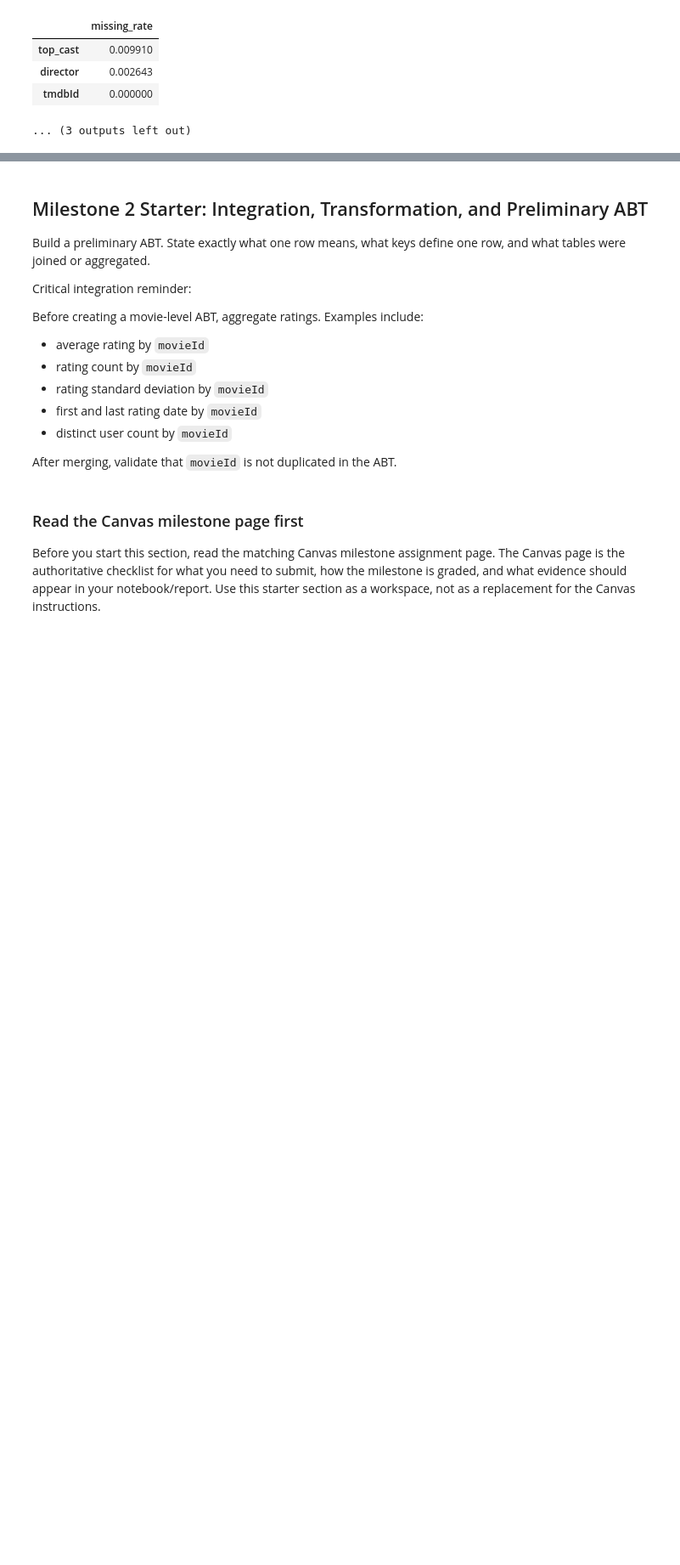
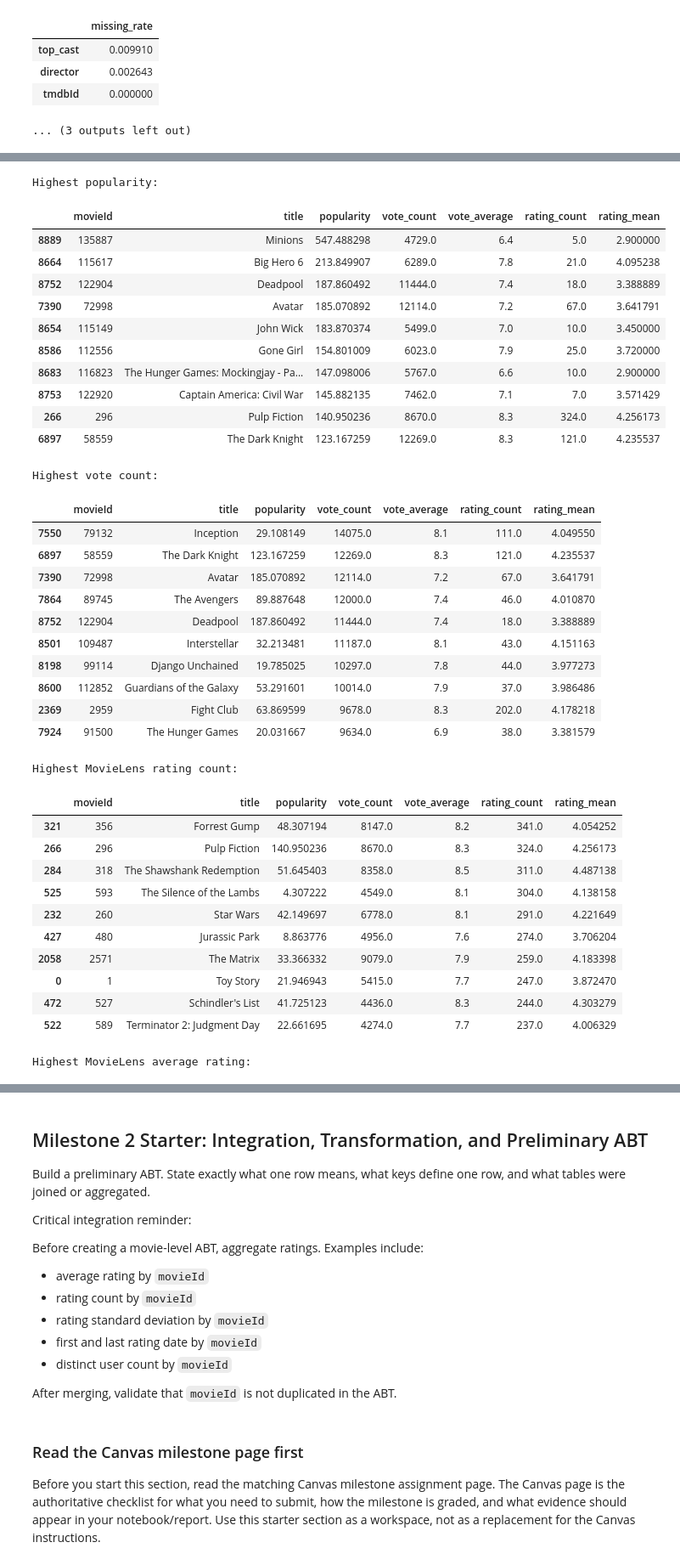
Before and after one commit to YaraAltarawneh/ban6003-Project-YaraAltarawneh, a Jupyter notebook: notebooks/movies_project_starter.ipynb, the cells around one changed output, grey strips where cells are left out. Shown at 85% size. Cells and saved outputs as stored; diff of their text form; code cells hidden in the pictures; blank space fills up the shorter version.

```diff
--- a/notebooks/movies_project_starter.ipynb
+++ b/notebooks/movies_project_starter.ipynb
@@ -349,0 +1031,68 @@ credits
+# %%
+# Inspect movies with the highest values for different candidate measures
+
+print("Highest popularity:")
+display(
+    attention_approval_profile
+    .sort_values("popularity", ascending=False)
+    .head(10)
+)
+
+print("\nHighest vote count:")
+display(
+    attention_approval_profile
+    .sort_values("vote_count", ascending=False)
+    .head(10)
+)
+
+print("\nHighest MovieLens rating count:")
+display(
+    attention_approval_profile
+    .sort_values("rating_count", ascending=False)
+    .head(10)
+)
+
+print("\nHighest MovieLens average rating:")
+display(
+    attention_approval_profile
+    .sort_values("rating_mean", ascending=False)
+    .head(10)
+)
+# %% [output]
+Highest popularity:
+|  | movieId | title | popularity | vote_count | vote_average | rating_count | rating_mean |
+| 8889 | 135887 | Minions | 547.488298 | 4729.0 | 6.4 | 5.0 | 2.900000 |
+| 8664 | 115617 | Big Hero 6 | 213.849907 | 6289.0 | 7.8 | 21.0 | 4.095238 |
+| 8752 | 122904 | Deadpool | 187.860492 | 11444.0 | 7.4 | 18.0 | 3.388889 |
+| 7390 | 72998 | Avatar | 185.070892 | 12114.0 | 7.2 | 67.0 | 3.641791 |
+| 8654 | 115149 | John Wick | 183.870374 | 5499.0 | 7.0 | 10.0 | 3.450000 |
+| 8586 | 112556 | Gone Girl | 154.801009 | 6023.0 | 7.9 | 25.0 | 3.720000 |
+| 8683 | 116823 | The Hunger Games: Mockingjay - Pa... | 147.098006 | 5767.0 | 6.6 | 10.0 | 2.900000 |
+| 8753 | 122920 | Captain America: Civil War | 145.882135 | 7462.0 | 7.1 | 7.0 | 3.571429 |
+| 266 | 296 | Pulp Fiction | 140.950236 | 8670.0 | 8.3 | 324.0 | 4.256173 |
+| 6897 | 58559 | The Dark Knight | 123.167259 | 12269.0 | 8.3 | 121.0 | 4.235537 |
+Highest vote count:
+|  | movieId | title | popularity | vote_count | vote_average | rating_count | rating_mean |
+| 7550 | 79132 | Inception | 29.108149 | 14075.0 | 8.1 | 111.0 | 4.049550 |
+| 6897 | 58559 | The Dark Knight | 123.167259 | 12269.0 | 8.3 | 121.0 | 4.235537 |
+| 7390 | 72998 | Avatar | 185.070892 | 12114.0 | 7.2 | 67.0 | 3.641791 |
+| 7864 | 89745 | The Avengers | 89.887648 | 12000.0 | 7.4 | 46.0 | 4.010870 |
+| 8752 | 122904 | Deadpool | 187.860492 | 11444.0 | 7.4 | 18.0 | 3.388889 |
+| 8501 | 109487 | Interstellar | 32.213481 | 11187.0 | 8.1 | 43.0 | 4.151163 |
+| 8198 | 99114 | Django Unchained | 19.785025 | 10297.0 | 7.8 | 44.0 | 3.977273 |
+| 8600 | 112852 | Guardians of the Galaxy | 53.291601 | 10014.0 | 7.9 | 37.0 | 3.986486 |
+| 2369 | 2959 | Fight Club | 63.869599 | 9678.0 | 8.3 | 202.0 | 4.178218 |
+| 7924 | 91500 | The Hunger Games | 20.031667 | 9634.0 | 6.9 | 38.0 | 3.381579 |
+Highest MovieLens rating count:
+|  | movieId | title | popularity | vote_count | vote_average | rating_count | rating_mean |
+| 321 | 356 | Forrest Gump | 48.307194 | 8147.0 | 8.2 | 341.0 | 4.054252 |
+| 266 | 296 | Pulp Fiction | 140.950236 | 8670.0 | 8.3 | 324.0 | 4.256173 |
+| 284 | 318 | The Shawshank Redemption | 51.645403 | 8358.0 | 8.5 | 311.0 | 4.487138 |
+| 525 | 593 | The Silence of the Lambs | 4.307222 | 4549.0 | 8.1 | 304.0 | 4.138158 |
+| 232 | 260 | Star Wars | 42.149697 | 6778.0 | 8.1 | 291.0 | 4.221649 |
+| 427 | 480 | Jurassic Park | 8.863776 | 4956.0 | 7.6 | 274.0 | 3.706204 |
+| 2058 | 2571 | The Matrix | 33.366332 | 9079.0 | 7.9 | 259.0 | 4.183398 |
+| 0 | 1 | Toy Story | 21.946943 | 5415.0 | 7.7 | 247.0 | 3.872470 |
+| 472 | 527 | Schindler's List | 41.725123 | 4436.0 | 8.3 | 244.0 | 4.303279 |
+| 522 | 589 | Terminator 2: Judgment Day | 22.661695 | 4274.0 | 7.7 | 237.0 | 4.006329 |
+Highest MovieLens average rating:
```
Also changed, not shown: parts of 34 cells of this notebook.
